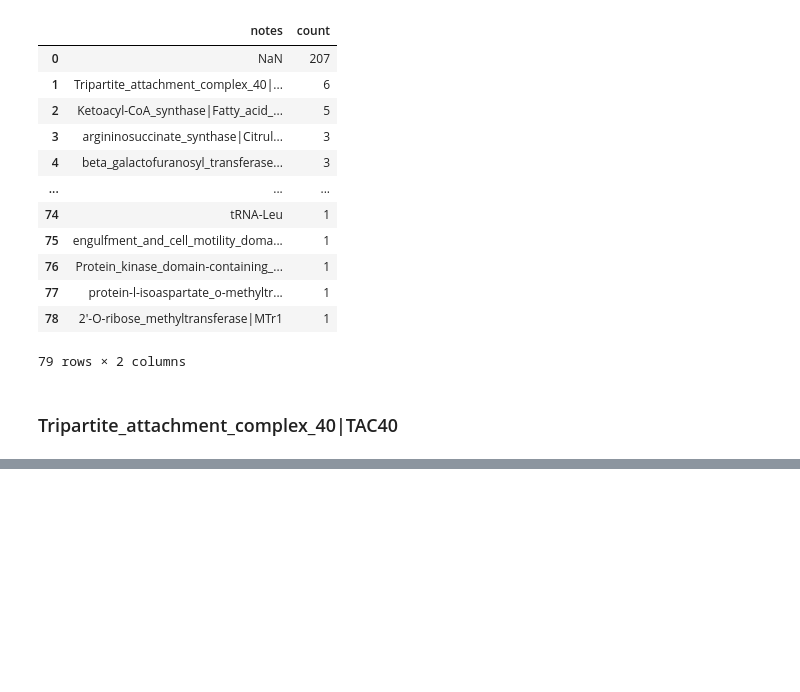
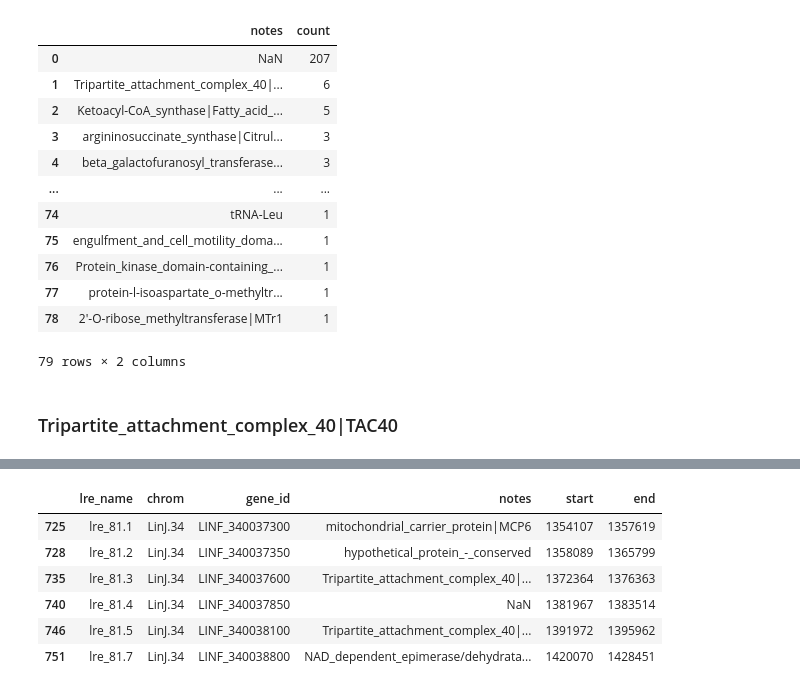
Before and after one commit to Viskuit/Test_BEDOPS, a Jupyter notebook: 25.Negative_analysis/1.3.leishmania_repeated_elements_filtering.ipynb, the cells around one changed output, grey strips where cells are left out. Cells and saved outputs as stored; diff of their text form; code cells hidden in the pictures; blank space fills up the shorter version.

```diff
--- a/25.Negative_analysis/1.3.leishmania_repeated_elements_filtering.ipynb
+++ b/25.Negative_analysis/1.3.leishmania_repeated_elements_filtering.ipynb
@@ -840,0 +887,14 @@ group_and_count(reduced_lre)
+# %%
+# Check family 81
+lre_df.loc[
+    (lre_df['gene']==True) & (lre_df['lre_family'] == 81),
+    ['lre_name', 'chrom', 'gene_id', 'notes', 'start', 'end']
+]
+# %% [output]
+|  | lre_name | chrom | gene_id | notes | start | end |
+| 725 | lre_81.1 | LinJ.34 | LINF_340037300 | mitochondrial_carrier_protein|MCP6 | 1354107 | 1357619 |
+| 728 | lre_81.2 | LinJ.34 | LINF_340037350 | hypothetical_protein_-_conserved | 1358089 | 1365799 |
+| 735 | lre_81.3 | LinJ.34 | LINF_340037600 | Tripartite_attachment_complex_40|... | 1372364 | 1376363 |
+| 740 | lre_81.4 | LinJ.34 | LINF_340037850 | NaN | 1381967 | 1383514 |
+| 746 | lre_81.5 | LinJ.34 | LINF_340038100 | Tripartite_attachment_complex_40|... | 1391972 | 1395962 |
+| 751 | lre_81.7 | LinJ.34 | LINF_340038800 | NAD_dependent_epimerase/dehydrata... | 1420070 | 1428451 |
```
Also changed, not shown: parts of 6 cells of this notebook.
